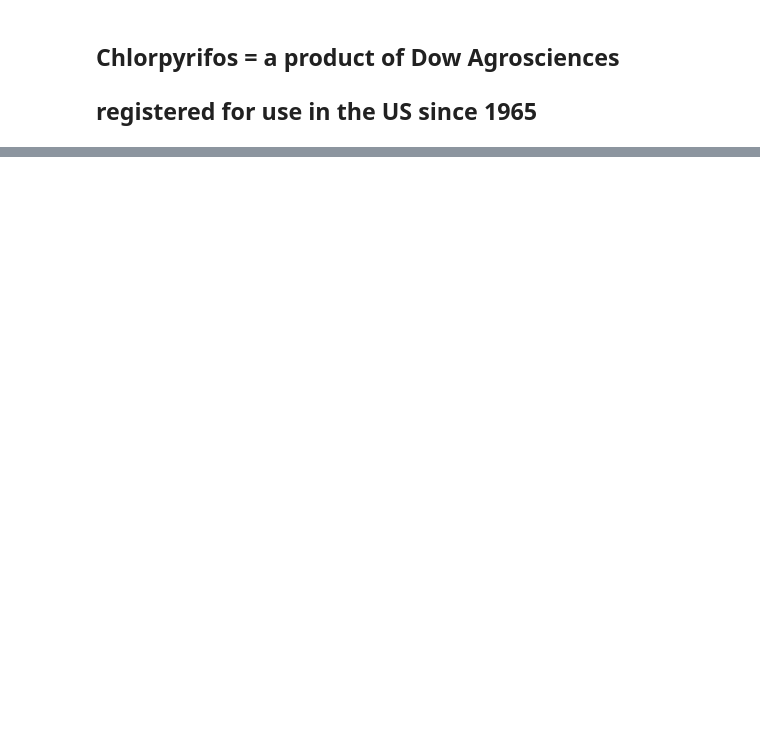
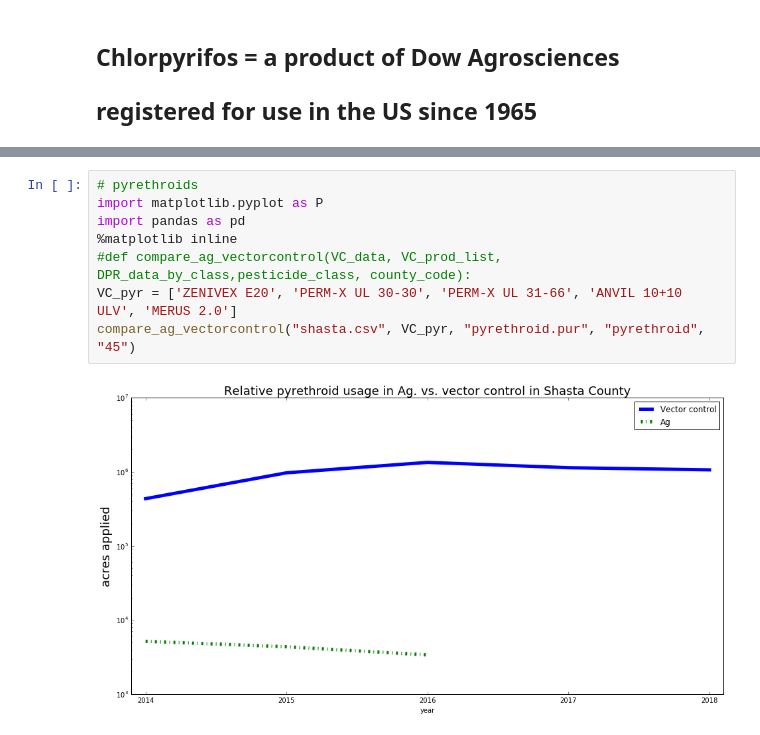
Before and after one commit to bjmain/pesticides, a Jupyter notebook: DPR_workflow1.ipynb, the cells around one changed output, grey strips where cells are left out. Saved outputs shown, nothing was run; the diff lists cells and outputs as text; blank space fills up the shorter version.

```diff
--- a/DPR_workflow1.ipynb
+++ b/DPR_workflow1.ipynb
@@ -756,0 +530,10 @@ P.show()
+# %%
+# pyrethroids
+import matplotlib.pyplot as P
+import pandas as pd
+%matplotlib inline
+#def compare_ag_vectorcontrol(VC_data, VC_prod_list, DPR_data_by_class,pesticide_class, county_code):
+VC_pyr = ['ZENIVEX E20', 'PERM-X UL 30-30', 'PERM-X UL 31-66', 'ANVIL 10+10 ULV', 'MERUS 2.0']
+compare_ag_vectorcontrol("shasta.csv", VC_pyr, "pyrethroid.pur", "pyrethroid", "45")
+# %% [output]
+[figure, added]
```
Also changed, not shown: parts of 23 cells of this notebook.
